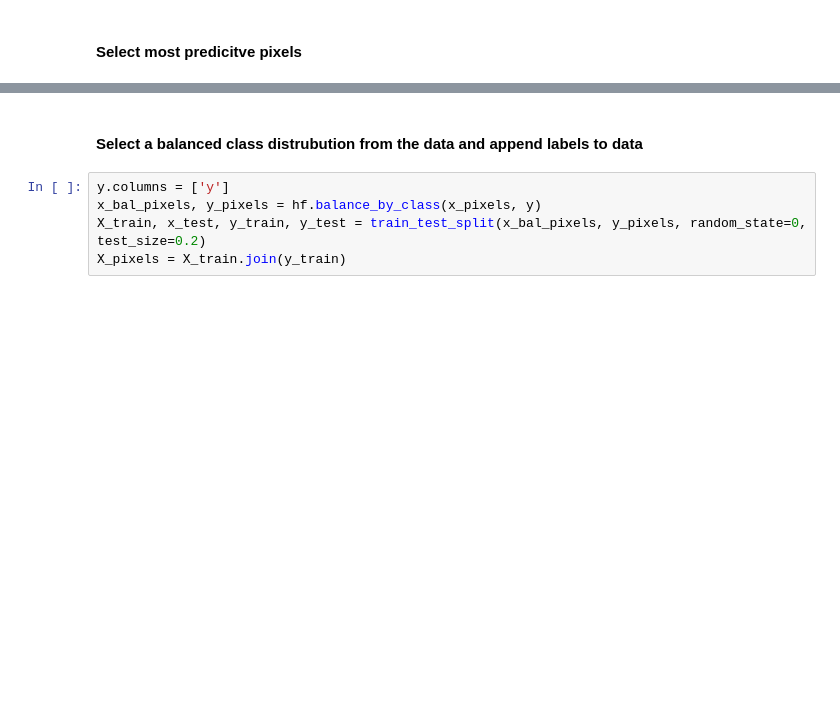
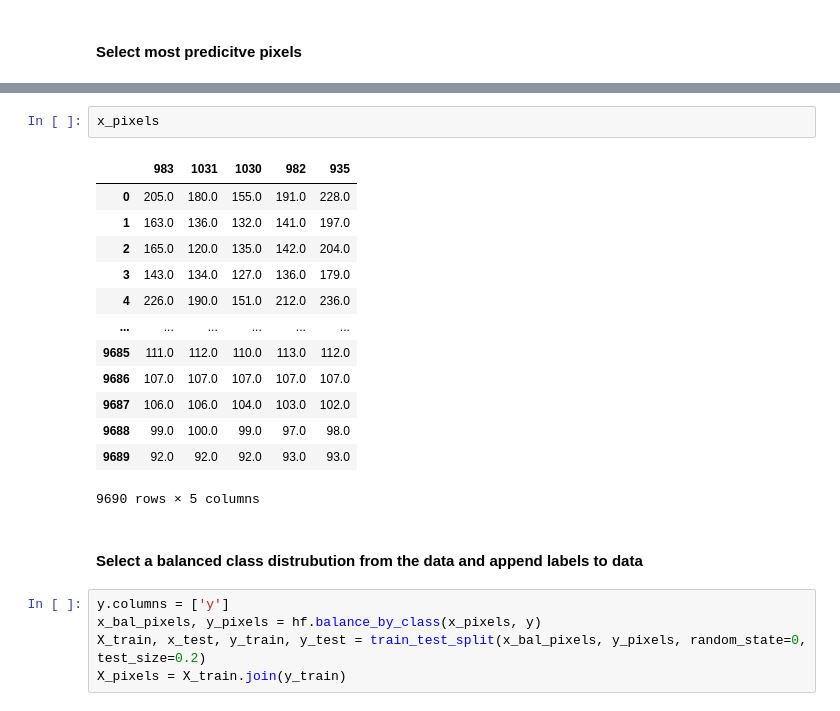
Before and after one commit to friedforfun/Data-Mining-Machine-Learning-CW, a Jupyter notebook: Tasks/Task 7 - Beyond Naive Bayse.ipynb, the cells around one changed output, grey strips where cells are left out. Saved outputs shown, nothing was run; the diff lists cells and outputs as text; blank space fills up the shorter version.

```diff
--- a/Tasks/Task 7 - Beyond Naive Bayse.ipynb
+++ b/Tasks/Task 7 - Beyond Naive Bayse.ipynb
@@ -57,6 +51,22 @@ x_pixels = np.take(X, pixels[5], axis=1)
 x_pixels.shape
 # %% [output]
 (9690, 5)
+# %%
+x_pixels
+# %% [output]
+|  | 983 | 1031 | 1030 | 982 | 935 |
+| 0 | 205.0 | 180.0 | 155.0 | 191.0 | 228.0 |
+| 1 | 163.0 | 136.0 | 132.0 | 141.0 | 197.0 |
+| 2 | 165.0 | 120.0 | 135.0 | 142.0 | 204.0 |
+| 3 | 143.0 | 134.0 | 127.0 | 136.0 | 179.0 |
+| 4 | 226.0 | 190.0 | 151.0 | 212.0 | 236.0 |
+| ... | ... | ... | ... | ... | ... |
+| 9685 | 111.0 | 112.0 | 110.0 | 113.0 | 112.0 |
+| 9686 | 107.0 | 107.0 | 107.0 | 107.0 | 107.0 |
+| 9687 | 106.0 | 106.0 | 104.0 | 103.0 | 102.0 |
+| 9688 | 99.0 | 100.0 | 99.0 | 97.0 | 98.0 |
+| 9689 | 92.0 | 92.0 | 92.0 | 93.0 | 93.0 |
+9690 rows × 5 columns
 # %% [markdown]
 #### Select a balanced class distrubution from the data and append labels to data
 # %%
```
Also changed, not shown: parts of 27 cells of this notebook, 2 other files.
